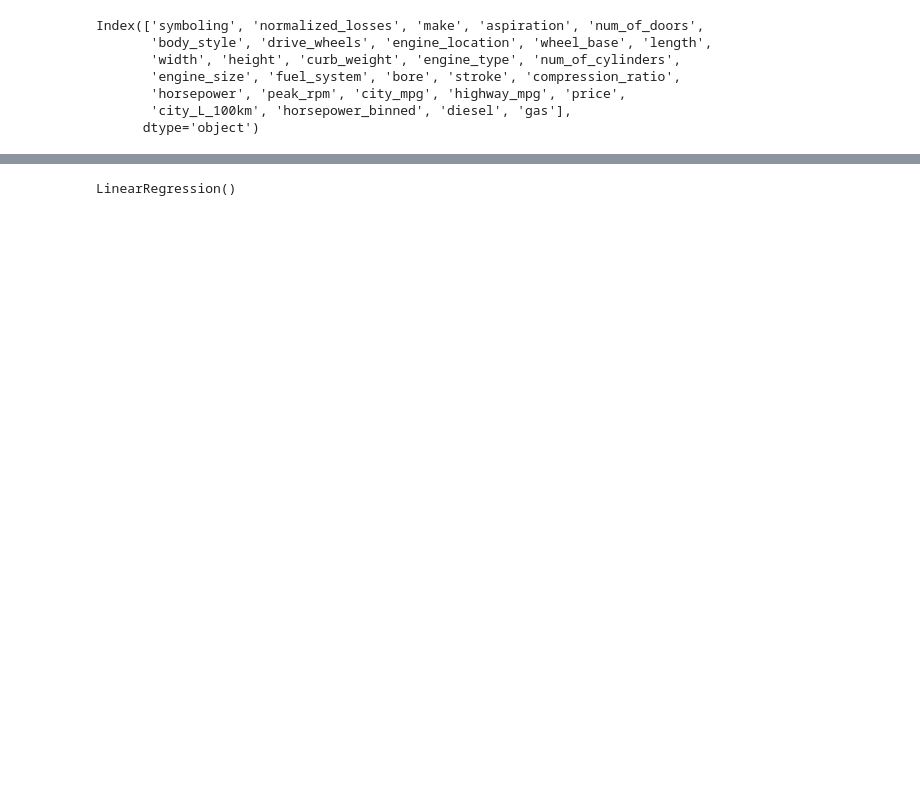
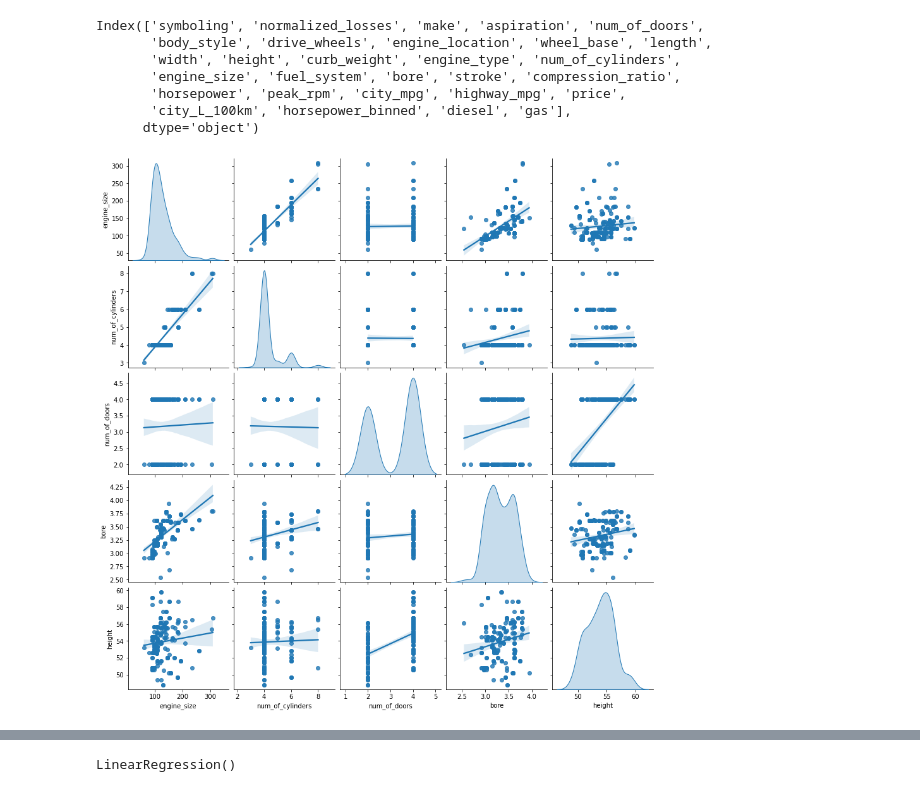
Before and after one commit to hplbrayan/Un-curso-de-Machine-Learning, a Jupyter notebook: 07_ML_Modelos_de_Regresion/N1_Linear_Models.ipynb, the cells around one changed output, grey strips where cells are left out. Saved outputs shown, nothing was run; the diff lists cells and outputs as text; code cells hidden in the pictures; blank space fills up the shorter version.

```diff
--- a/07_ML_Modelos_de_Regresion/N1_Linear_Models.ipynb
+++ b/07_ML_Modelos_de_Regresion/N1_Linear_Models.ipynb
@@ -240,3 +242,16 @@ Index(['symboling', 'normalized_losses', 'make', 'aspiration', 'num_of_doors',
        'horsepower', 'peak_rpm', 'city_mpg', 'highway_mpg', 'price',
        'city_L_100km', 'horsepower_binned', 'diesel', 'gas'],
       dtype='object')
+# %%
+# Features para el modelo
+sel_features = ["engine_size", "num_of_cylinders", "num_of_doors", "bore", "height"]
+target = "price"
+
+X = df[sel_features]
+y = df[target]
+
+# pairplot
+sbn.pairplot(X, kind="reg", diag_kind="kde")
+plt.show()
+# %% [output]
+[figure, added]
```
Also changed, not shown: parts of 16 cells of this notebook.
